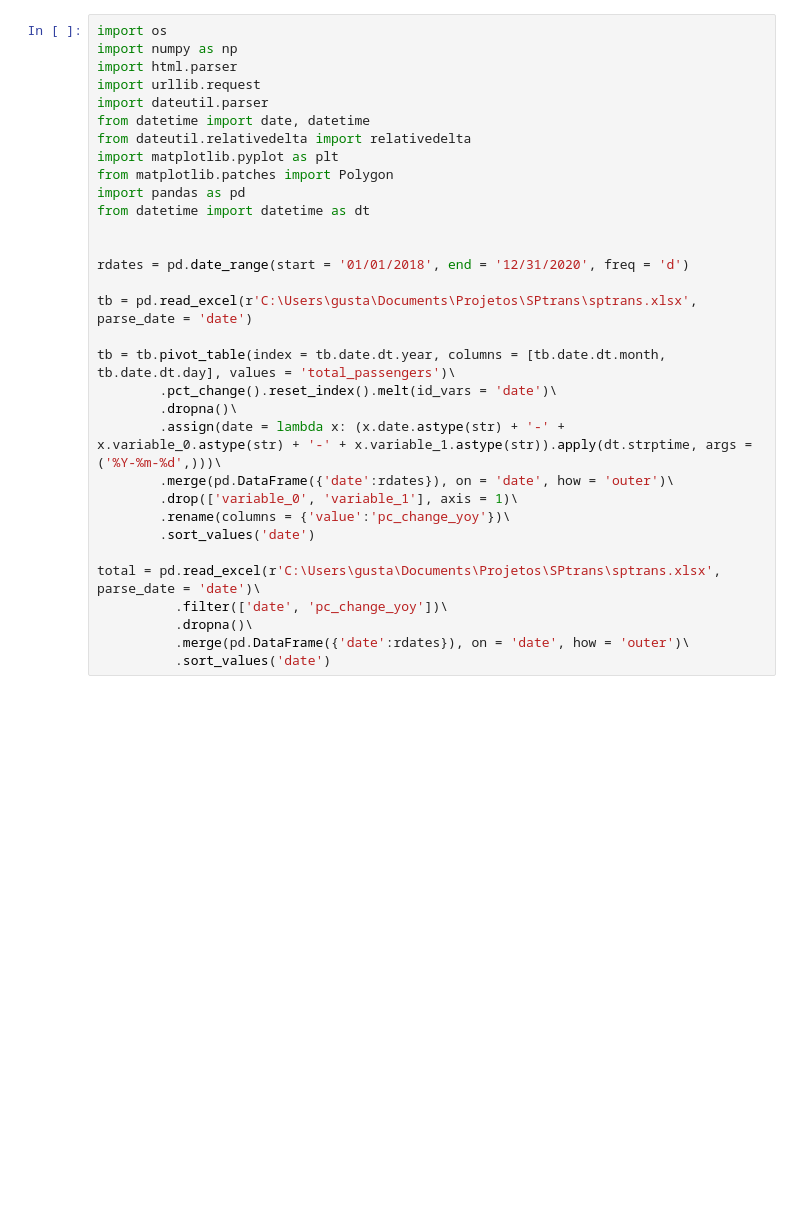
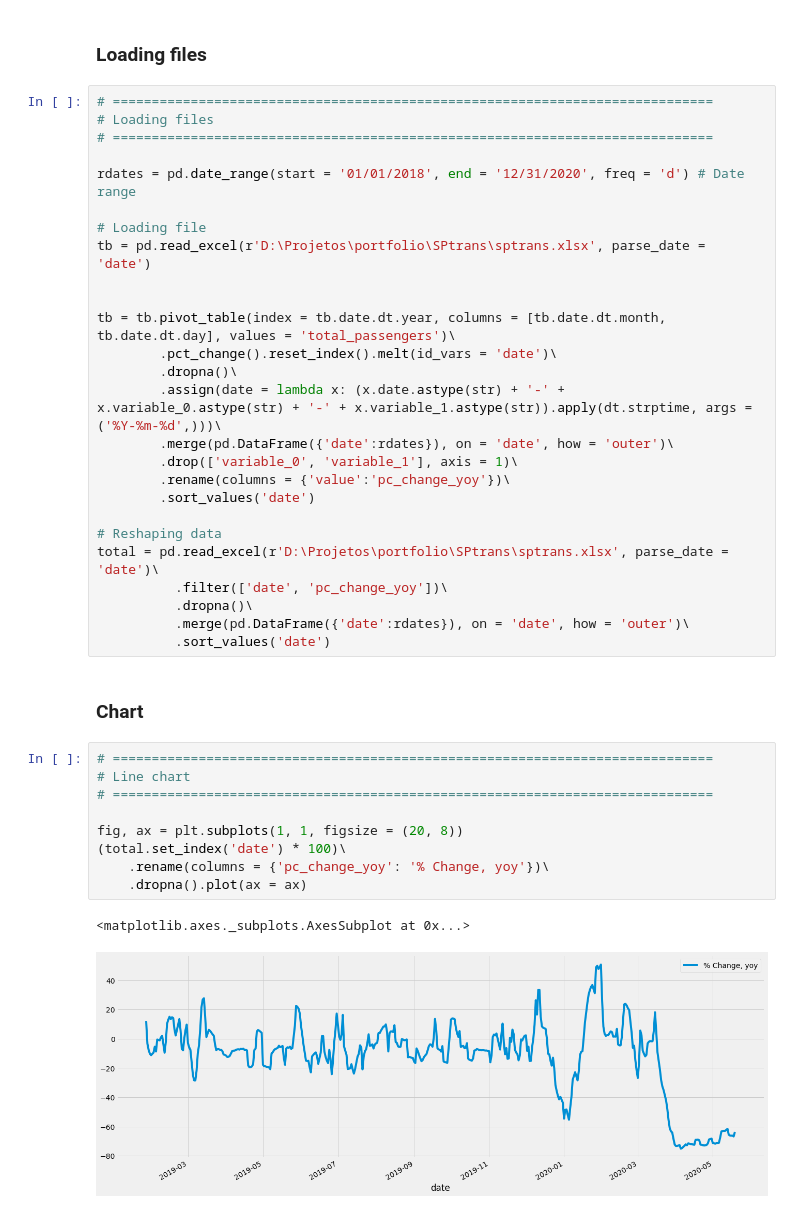
Before and after one commit to gustal/portfolio, a Jupyter notebook: SPtrans/SPtrans.ipynb, the cells around one changed output. Cells and saved outputs as stored; diff of their text form; blank space fills up the shorter version.

```diff
--- a/SPtrans/SPtrans.ipynb
+++ b/SPtrans/SPtrans.ipynb
@@ -3,20 +45,15 @@
+# %% [markdown]
+### Loading files
 # %%
-import os
-import numpy as np
-import html.parser
-import urllib.request
-import dateutil.parser
-from datetime import date, datetime
-from dateutil.relativedelta import relativedelta
-import matplotlib.pyplot as plt
-from matplotlib.patches import Polygon
-import pandas as pd
-from datetime import datetime as dt
+# =============================================================================
+# Loading files
+# =============================================================================
 
+rdates = pd.date_range(start = '01/01/2018', end = '12/31/2020', freq = 'd') # Date range
 
-rdates = pd.date_range(start = '01/01/2018', end = '12/31/2020', freq = 'd')
+# Loading file
+tb = pd.read_excel(r'D:\Projetos\portfolio\SPtrans\sptrans.xlsx', parse_date = 'date')
 
-tb = pd.read_excel(r'C:\Users\gusta\Documents\Projetos\SPtrans\sptrans.xlsx', parse_date = 'date')
 
 tb = tb.pivot_table(index = tb.date.dt.year, columns = [tb.date.dt.month, tb.date.dt.day], values = 'total_passengers')\
         .pct_change().reset_index().melt(id_vars = 'date')\
@@ -27,8 +64,23 @@ tb = tb.pivot_table(index = tb.date.dt.year, columns = [tb.date.dt.month, tb.dat
         .rename(columns = {'value':'pc_change_yoy'})\
         .sort_values('date')
 
-total = pd.read_excel(r'C:\Users\gusta\Documents\Projetos\SPtrans\sptrans.xlsx', parse_date = 'date')\
+# Reshaping data
+total = pd.read_excel(r'D:\Projetos\portfolio\SPtrans\sptrans.xlsx', parse_date = 'date')\
           .filter(['date', 'pc_change_yoy'])\
           .dropna()\
           .merge(pd.DataFrame({'date':rdates}), on = 'date', how = 'outer')\
           .sort_values('date')
+# %% [markdown]
+### Chart
+# %%
+# =============================================================================
+# Line chart
+# =============================================================================
+
+fig, ax = plt.subplots(1, 1, figsize = (20, 8))
+(total.set_index('date') * 100)\
+    .rename(columns = {'pc_change_yoy': '% Change, yoy'})\
+    .dropna().plot(ax = ax)
+# %% [output]
+<matplotlib.axes._subplots.AxesSubplot at 0x...>
+[figure, added]
```
Also changed, not shown: parts of 8 cells of this notebook, 4 other files.
